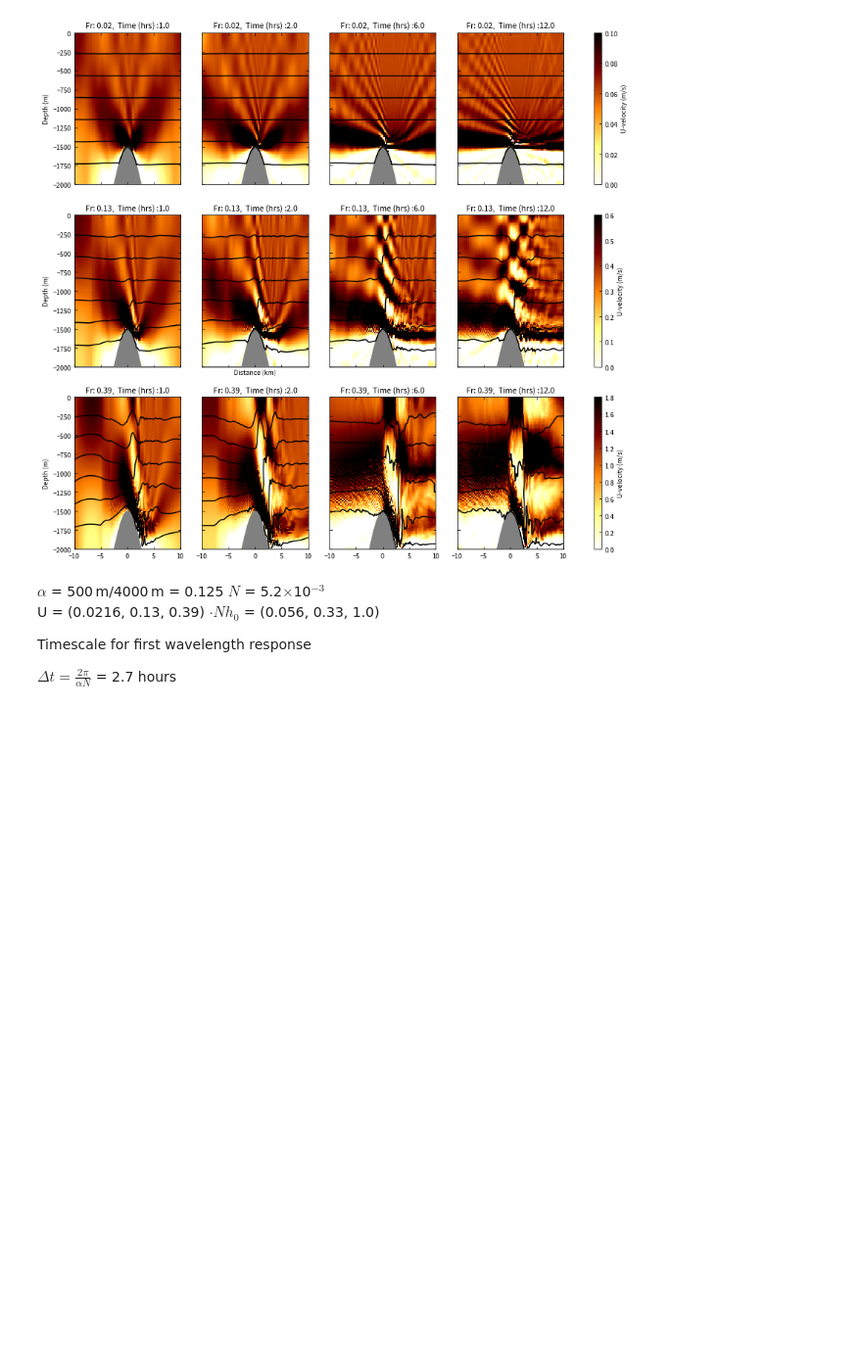
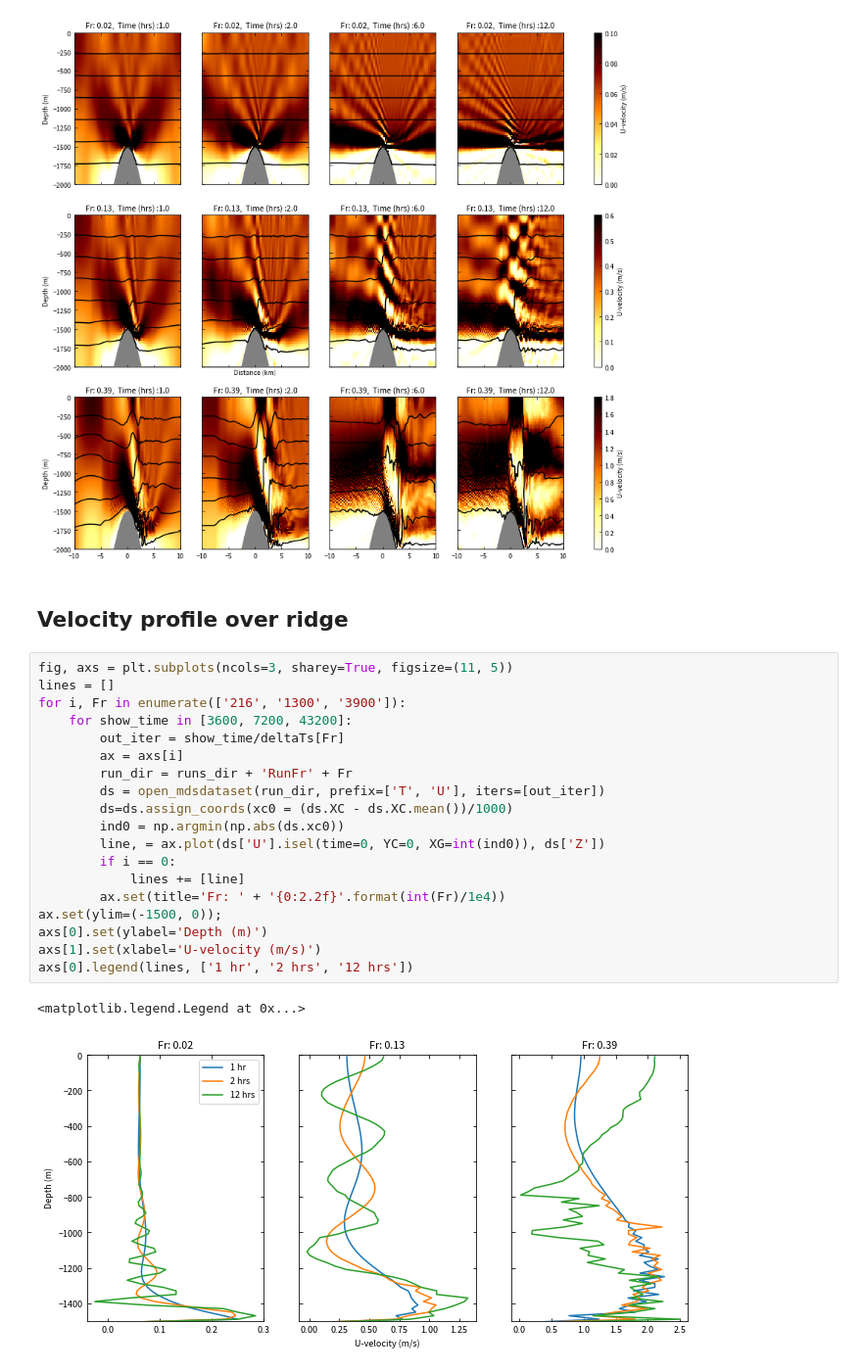
Before and after one commit to hugke729/stratified_flow_directed_study, a Jupyter notebook: steady_flow_gaussian_bump_proj1/analysis/interpretation.ipynb, the cells around one changed output. Shown at 98% size. Cells and saved outputs as stored; diff of their text form; blank space fills up the shorter version.

```diff
--- a/steady_flow_gaussian_bump_proj1/analysis/interpretation.ipynb
+++ b/steady_flow_gaussian_bump_proj1/analysis/interpretation.ipynb
@@ -51,11 +53,27 @@ axs[1, 1].set_xlabel('Distance (km)')
 # %% [output]
 <matplotlib.text.Text at 0x...>
 [figure]
-# %% [markdown]
-$\alpha$ = 500$\,$m/4000$\,$m = 0.125
-$N$ = 5.2$\times$10$^{-3}$
-U = (0.0216, 0.13, 0.39) $\cdot N h_0$ = (0.056, 0.33, 1.0)
-
-Timescale for first wavelength response
-
-$\Delta t = \frac{2 \pi}{\alpha N}$ = 2.7 hours
+# %% [markdown]
+## Velocity profile over ridge
+# %%
+fig, axs = plt.subplots(ncols=3, sharey=True, figsize=(11, 5))
+lines = []
+for i, Fr in enumerate(['216', '1300', '3900']):
+    for show_time in [3600, 7200, 43200]:
+        out_iter = show_time/deltaTs[Fr]
+        ax = axs[i]
+        run_dir = runs_dir + 'RunFr' + Fr
+        ds = open_mdsdataset(run_dir, prefix=['T', 'U'], iters=[out_iter])
+        ds=ds.assign_coords(xc0 = (ds.XC - ds.XC.mean())/1000)
+        ind0 = np.argmin(np.abs(ds.xc0))
+        line, = ax.plot(ds['U'].isel(time=0, YC=0, XG=int(ind0)), ds['Z'])
+        if i == 0:
+            lines += [line]
+        ax.set(title='Fr: ' + '{0:2.2f}'.format(int(Fr)/1e4))
+ax.set(ylim=(-1500, 0));
+axs[0].set(ylabel='Depth (m)')
+axs[1].set(xlabel='U-velocity (m/s)')
+axs[0].legend(lines, ['1 hr', '2 hrs', '12 hrs'])
+# %% [output]
+<matplotlib.legend.Legend at 0x...>
+[figure, added]
```
Also changed, not shown: parts of 2 cells of this notebook.
